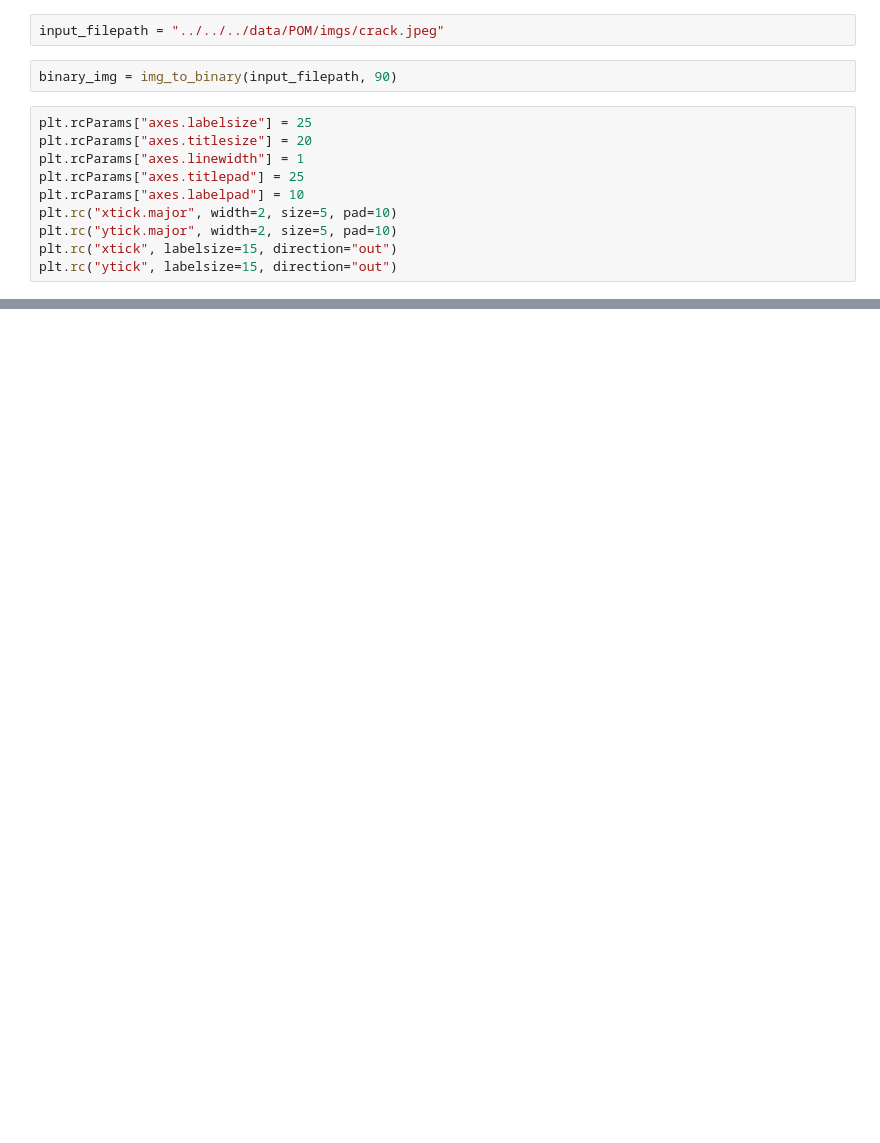
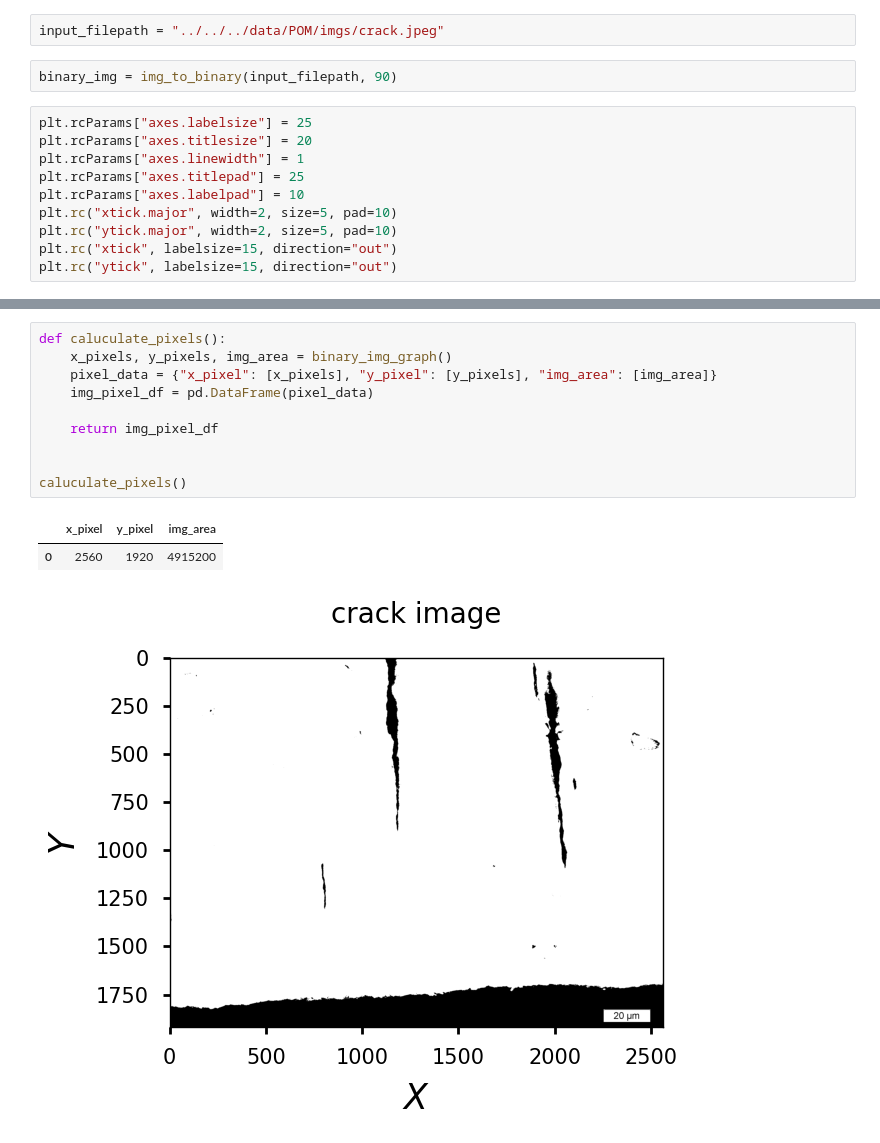
Before and after one commit to t-tsukuba/Experiment-Analysis, a Jupyter notebook: program/POM/image_analysis/analysis.ipynb, the cells around one changed output, grey strips where cells are left out. Drawn from its saved outputs; the diff is of its cells as text; blank space fills up the shorter version.

```diff
--- a/program/POM/image_analysis/analysis.ipynb
+++ b/program/POM/image_analysis/analysis.ipynb
@@ -32,0 +42,14 @@ binary_img_graph()
+# %%
+def caluculate_pixels():
+    x_pixels, y_pixels, img_area = binary_img_graph()
+    pixel_data = {"x_pixel": [x_pixels], "y_pixel": [y_pixels], "img_area": [img_area]}
+    img_pixel_df = pd.DataFrame(pixel_data)
+
+    return img_pixel_df
+
+
+caluculate_pixels()
+# %% [output]
+|  | x_pixel | y_pixel | img_area |
+| 0 | 2560 | 1920 | 4915200 |
+[figure, added]
```
Also changed, not shown: parts of 3 cells of this notebook.
